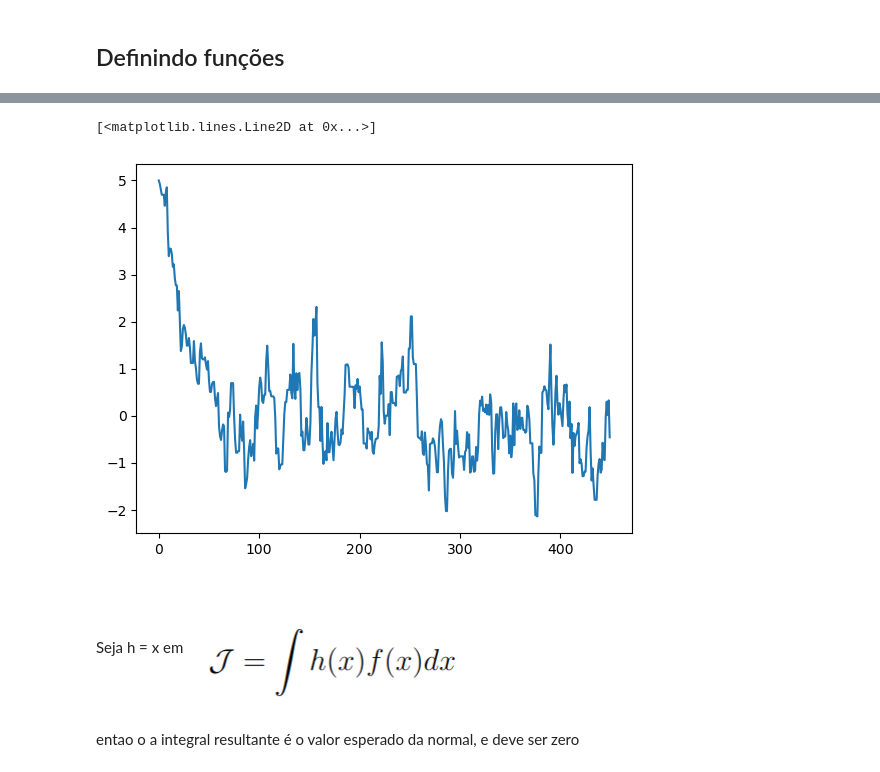
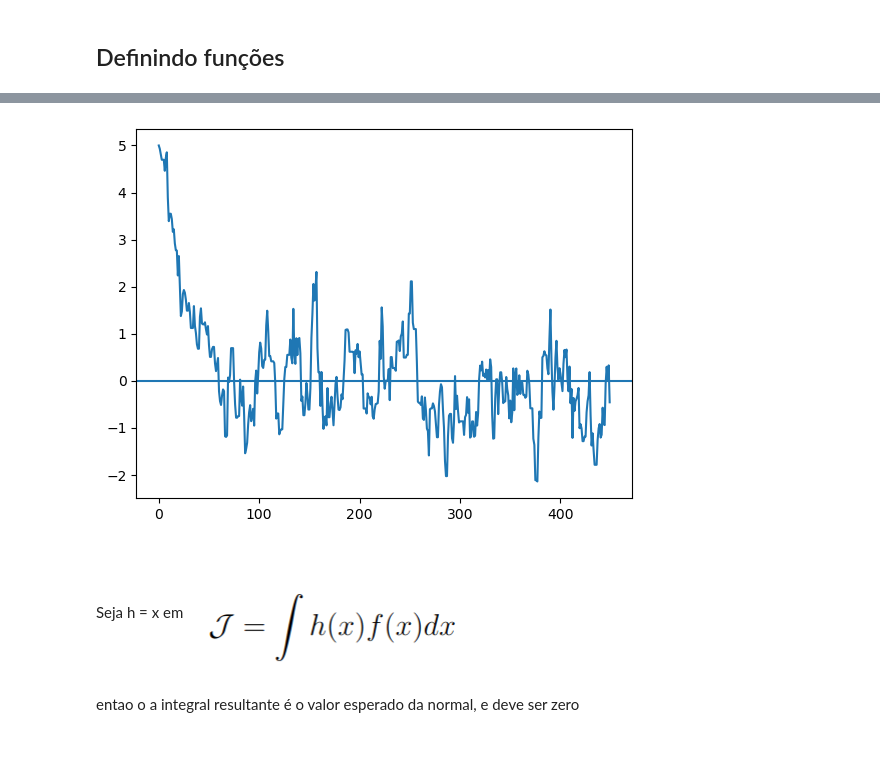
Before and after one commit to EzequielEBS/mcmc, a Jupyter notebook: unidimentional_posteriori_exemple/metropolis_MCMC.ipynb, the cells around one changed output, grey strips where cells are left out. Cells and saved outputs as stored; diff of their text form; code cells hidden in the pictures.

Commit message:
finalizando codigo gerador de imagens

```diff
--- a/unidimentional_posteriori_exemple/metropolis_MCMC.ipynb
+++ b/unidimentional_posteriori_exemple/metropolis_MCMC.ipynb
@@ -109,9 +109,10 @@ This will become an error in seaborn v0.14.0; please update your code.
 # %%
 import matplotlib.pyplot as plt
+plt.axhline(y = 0, xmin = 0, xmax = 450)
+
 plt.plot(chain)
 # %% [output]
-[<matplotlib.lines.Line2D at 0x...>]
-[figure, old version]
+[figure, new version]
 # %% [markdown]
 Seja h = x em
 ![image.png](attachment:2af9936f-039c-4af7-97b4-eb0e25ebfbc8.png)
```
Also changed, not shown: parts of 7 cells of this notebook, 2 other files.
